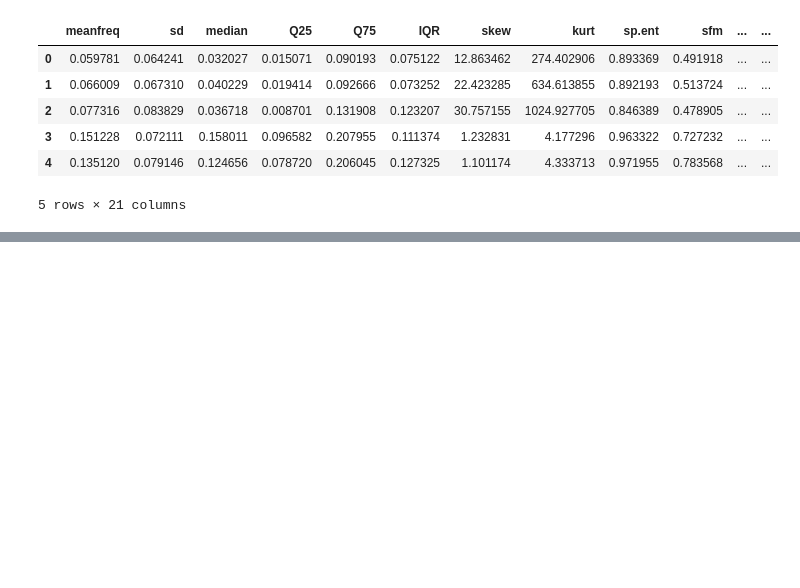
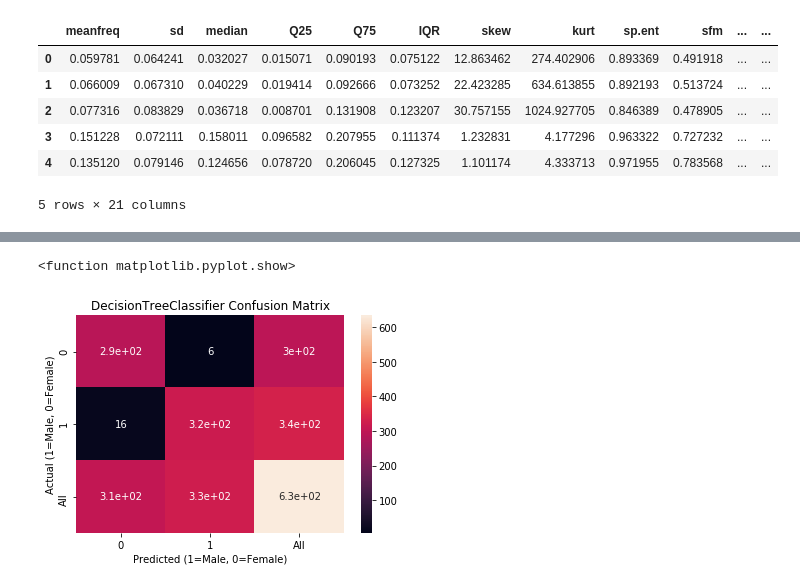
Before and after one commit to DataScienceGroup2/DataScienceExamPaper2020, a Jupyter notebook: DecisionTreeClassifier.ipynb, the cells around one changed output, grey strips where cells are left out. Cells and saved outputs as stored; diff of their text form; code cells hidden in the pictures; blank space fills up the shorter version.

Commit message:
add confusion matrix to all models

```diff
--- a/DecisionTreeClassifier.ipynb
+++ b/DecisionTreeClassifier.ipynb
@@ -117,0 +118,19 @@ Youden Index is 0.9420216007753099
+# %%
+# Import matplotlib
+import matplotlib.pyplot as plt
+# Set dataset for confusion matrix using the test and prediction data
+confusion_data = {'Actual': y_test, 'Predicted': y_pred}
+
+# Define the Pandas dataframe
+df = pd.DataFrame(confusion_data, columns=['Actual', 'Predicted'])
+confusion_matrix = pd.crosstab(df['Actual'], df['Predicted'], rownames=['Actual (1=Male, 0=Female)'], colnames=['Predicted (1=Male, 0=Female)'], margins = True)
+plt.title('DecisionTreeClassifier Confusion Matrix', loc='center')
+
+# Import Seaborn for visualisation
+import seaborn as sn
+
+sn.heatmap(confusion_matrix, annot=True)
+plt.show
+# %% [output]
+<function matplotlib.pyplot.show>
+[figure, added]
```
Also changed, not shown: parts of 2 cells of this notebook, 3 other files.
